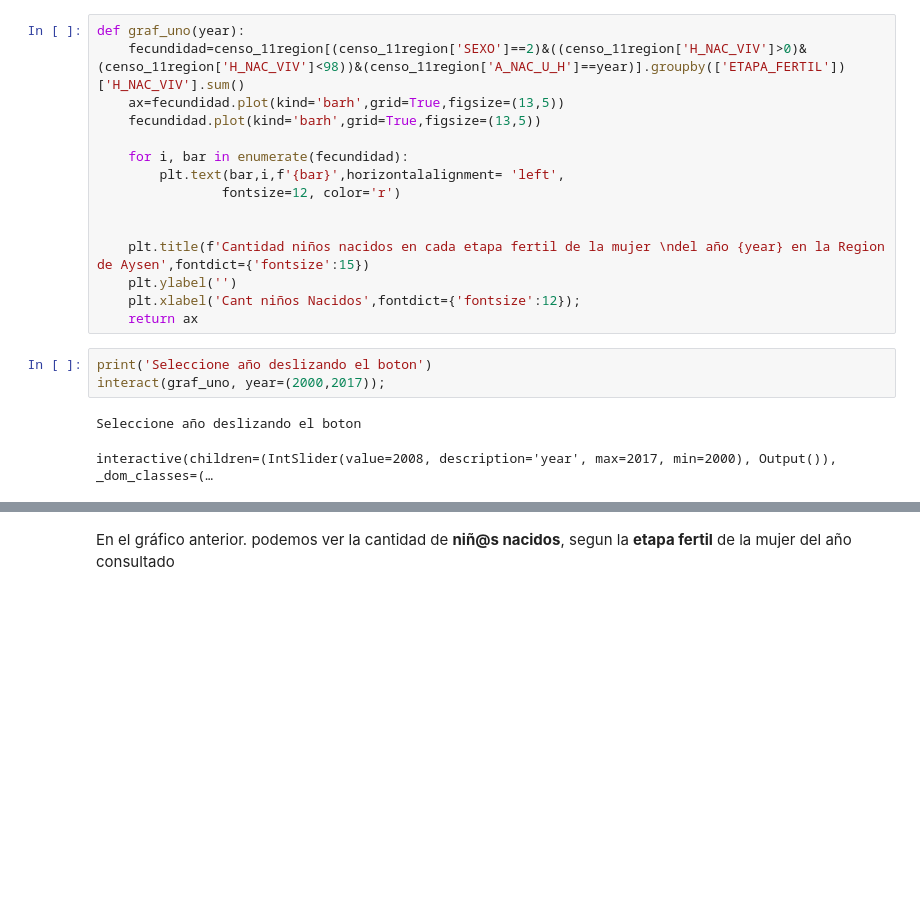
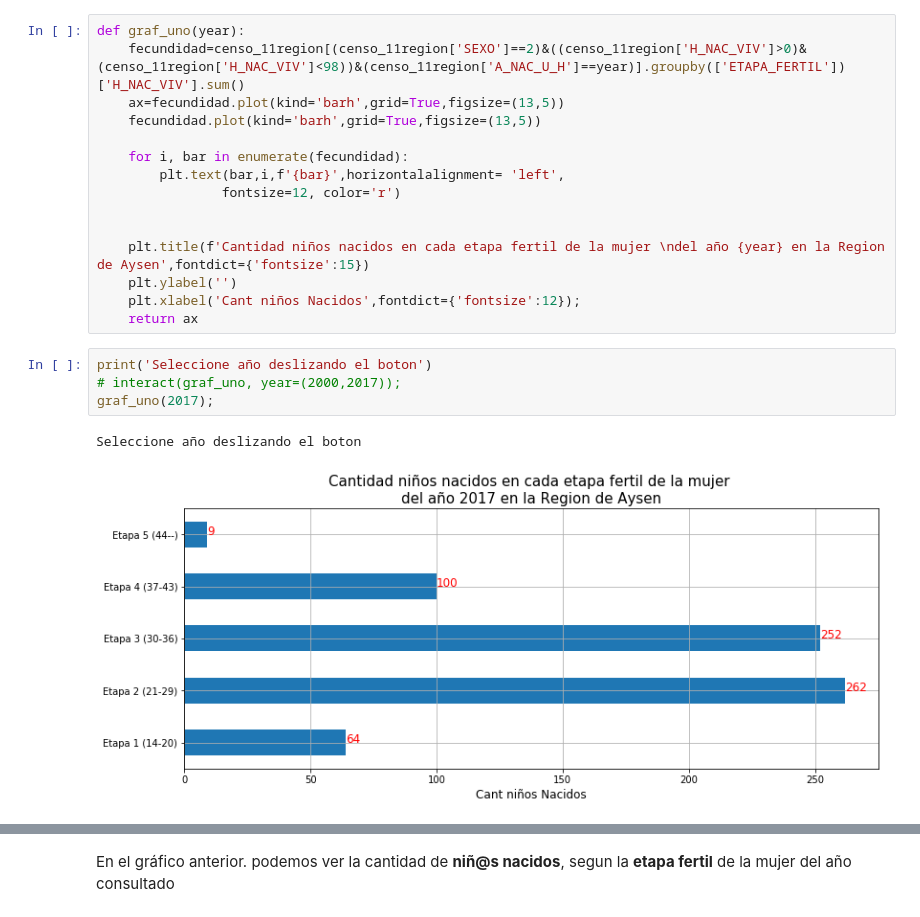
Before and after one commit to cpeschke/Proyectos, a Jupyter notebook: Proyecto 09/Proyecto Transformacion_de_Datos.ipynb, the cells around one changed output, grey strips where cells are left out. Saved outputs shown, nothing was run; the diff lists cells and outputs as text; blank space fills up the shorter version.

```diff
--- a/Proyecto 09/Proyecto Transformacion_de_Datos.ipynb
+++ b/Proyecto 09/Proyecto Transformacion_de_Datos.ipynb
@@ -706,10 +706,11 @@ def graf_uno(year):
     return ax
 # %%
 print('Seleccione año deslizando el boton')
-interact(graf_uno, year=(2000,2017));
+# interact(graf_uno, year=(2000,2017));
+graf_uno(2017);
 # %% [output]
 Seleccione año deslizando el boton
-interactive(children=(IntSlider(value=2008, description='year', max=2017, min=2000), Output()), _dom_classes=(…
+[figure, added]
 # %% [markdown]
 
 <!--year=int(input('Ingrese año a graficar: '))
```
Also changed, not shown: parts of 3 cells of this notebook.
